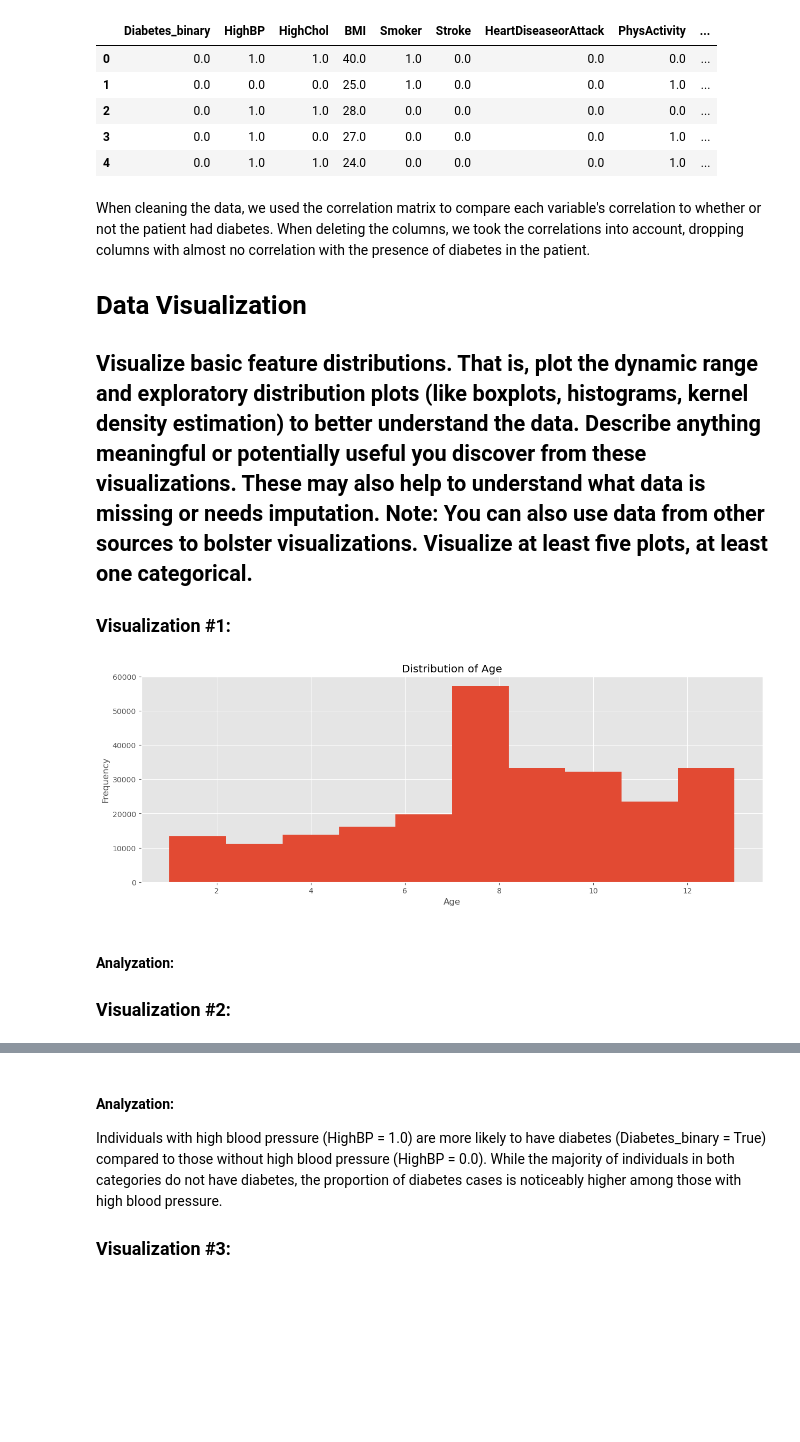
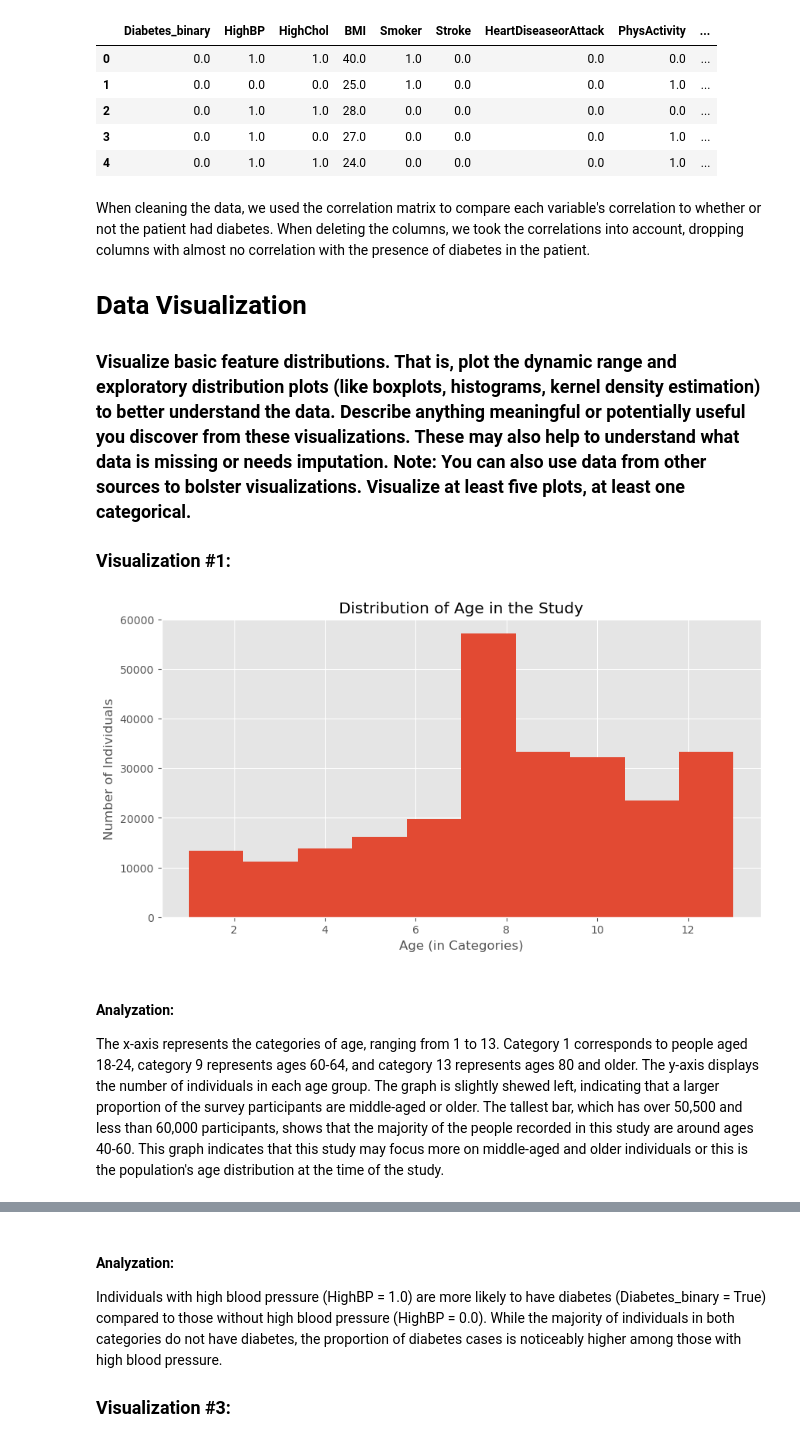
Before and after one commit to 48878679/CS-5324-Lab1, a Jupyter notebook: Lab1/Lab1.ipynb, the cells around one changed output, grey strips where cells are left out. Saved outputs shown, nothing was run; the diff lists cells and outputs as text; code cells hidden in the pictures; blank space fills up the shorter version.

Commit message:
visualization updates/descriptions

```diff
--- a/Lab1/Lab1.ipynb
+++ b/Lab1/Lab1.ipynb
@@ -224,25 +224,26 @@ memory usage: 31.0 MB
 When cleaning the data, we used the correlation matrix to compare each variable's correlation to whether or not the patient had diabetes. When deleting the columns, we took the correlations into account, dropping columns with almost no correlation with the presence of diabetes in the patient.
 
 # Data Visualization
-## Visualize basic feature distributions. That is, plot the dynamic range and exploratory distribution plots (like boxplots, histograms, kernel density estimation) to better understand the data. Describe anything meaningful or potentially useful you discover from these visualizations. These may also help to understand what data is missing or needs imputation. Note: You can also use data from other sources to bolster visualizations. Visualize at least five plots, at least one categorical.
+### Visualize basic feature distributions. That is, plot the dynamic range and exploratory distribution plots (like boxplots, histograms, kernel density estimation) to better understand the data. Describe anything meaningful or potentially useful you discover from these visualizations. These may also help to understand what data is missing or needs imputation. Note: You can also use data from other sources to bolster visualizations. Visualize at least five plots, at least one categorical.
 
 ### Visualization #1:
 # %%
 # Visualization 1 - Distribution of Age
 
 # there is 0.18 correlation between age and diabetes
 plt.style.use('ggplot')
 
-fig = plt.figure(figsize=(15,5))
+fig = plt.figure(figsize=(10,5))
 
 df_imputed.Age.plot.hist()
-plt.title('Distribution of Age')
-plt.xlabel("Age")
+plt.title('Distribution of Age in the Study')
+plt.xlabel("Age (in Categories)")
+plt.ylabel('Number of Individuals')
 
 plt.show()
 # %% [output]
-[figure, old version]
+[figure, new version]
 # %% [markdown]
 #### Analyzation:
 
-### Visualization #2:
+The x-axis represents the categories of age, ranging from 1 to 13. Category 1 corresponds to people aged 18-24, category 9 represents ages 60-64, and category 13 represents ages 80 and older. The y-axis displays the number of individuals in each age group. The graph is slightly shewed left, indicating that a larger proportion of the survey participants are middle-aged or older. The tallest bar, which has over 50,500 and less than 60,000 participants, shows that the majority of the people recorded in this study are around ages 40-60. This graph indicates that this study may focus more on middle-aged and older individuals or this is the population's age distribution at the time of the study.
```
Also changed, not shown: parts of 13 cells of this notebook.
